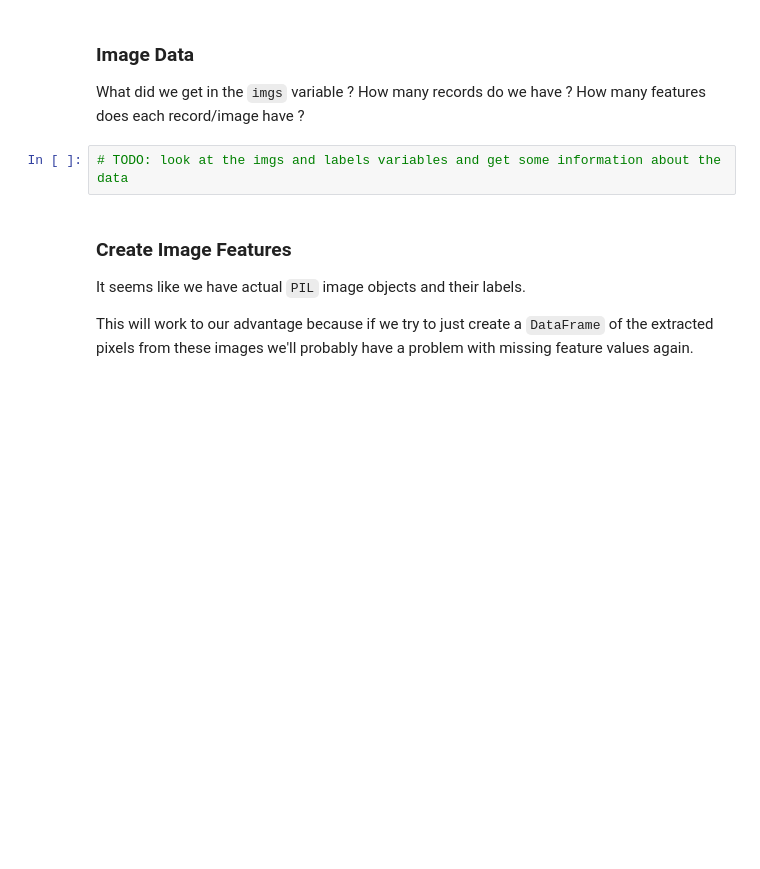
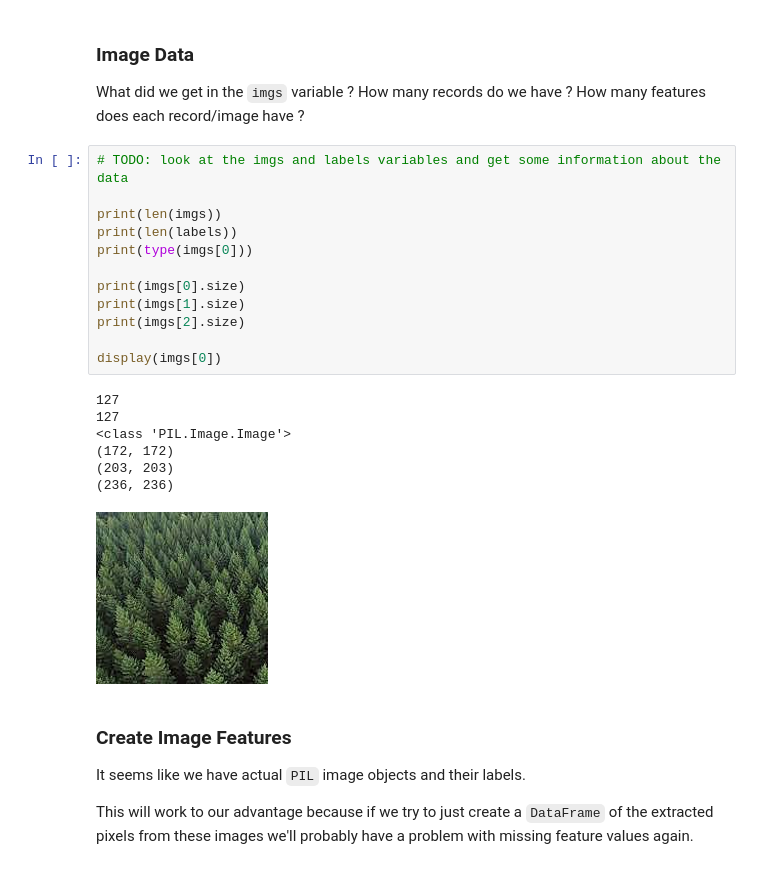
Before and after one commit to AI-and-Machine-Learning-Fall-2026/Homework06, a Jupyter notebook: Homework06A.ipynb, the cells around one changed output. Drawn from its saved outputs; the diff is of its cells as text; blank space fills up the shorter version.

```diff
--- a/Homework06A.ipynb
+++ b/Homework06A.ipynb
@@ -345,6 +347,24 @@ imgs, labels = AwesomeImageClassifier.get_training_data(IMAGE_PATH)
 What did we get in the `imgs` variable ? How many records do we have ? How many features does each record/image have ?
 # %%
 # TODO: look at the imgs and labels variables and get some information about the data
+
+print(len(imgs))
+print(len(labels))
+print(type(imgs[0]))
+
+print(imgs[0].size)
+print(imgs[1].size)
+print(imgs[2].size)
+
+display(imgs[0])
+# %% [output]
+127
+127
+<class 'PIL.Image.Image'>
+(172, 172)
+(203, 203)
+(236, 236)
+[figure, added]
 # %% [markdown]
 ### Create Image Features
 
```
Also changed, not shown: parts of 10 cells of this notebook.
